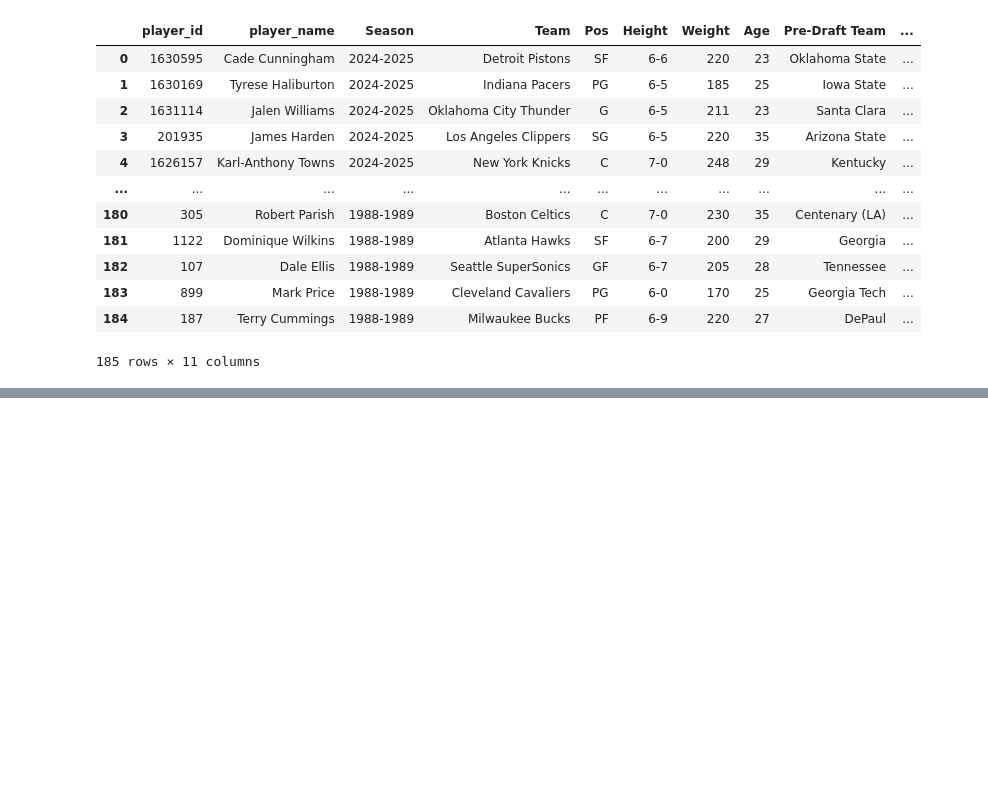
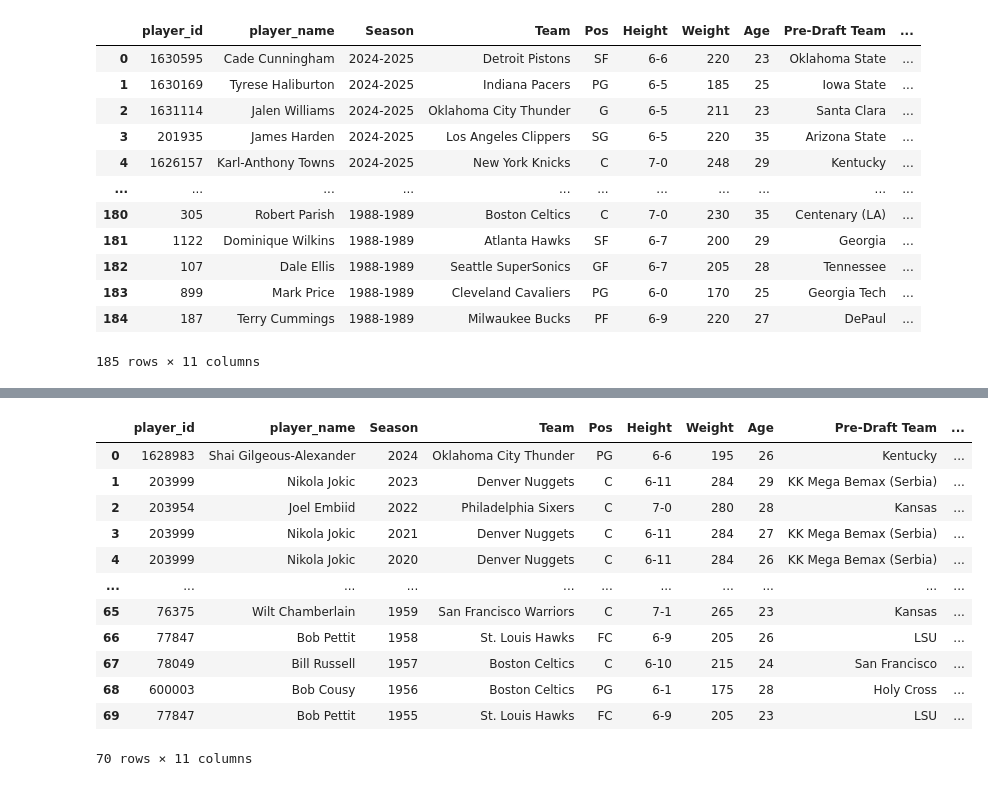
Before and after one commit to dejiandrew/nba-award-predictor, a Jupyter notebook: notebooks/create_features.ipynb, the cells around one changed output, grey strips where cells are left out. Saved outputs shown, nothing was run; the diff lists cells and outputs as text; code cells hidden in the pictures; blank space fills up the shorter version.

```diff
--- a/notebooks/create_features.ipynb
+++ b/notebooks/create_features.ipynb
@@ -979,0 +1110,18 @@ all_nba_third_team_df
+# %%
+nba_mvp_df = pd.read_csv('nba-mvp.csv')
+nba_mvp_df["Season"] = nba_mvp_df["Season"].str[:4].astype(int)
+nba_mvp_df
+# %% [output]
+|  | player_id | player_name | Season | Team | Pos | Height | Weight | Age | Pre-Draft Team | ... |
+| 0 | 1628983 | Shai Gilgeous-Alexander | 2024 | Oklahoma City Thunder | PG | 6-6 | 195 | 26 | Kentucky | ... |
+| 1 | 203999 | Nikola Jokic | 2023 | Denver Nuggets | C | 6-11 | 284 | 29 | KK Mega Bemax (Serbia) | ... |
+| 2 | 203954 | Joel Embiid | 2022 | Philadelphia Sixers | C | 7-0 | 280 | 28 | Kansas | ... |
+| 3 | 203999 | Nikola Jokic | 2021 | Denver Nuggets | C | 6-11 | 284 | 27 | KK Mega Bemax (Serbia) | ... |
+| 4 | 203999 | Nikola Jokic | 2020 | Denver Nuggets | C | 6-11 | 284 | 26 | KK Mega Bemax (Serbia) | ... |
+| ... | ... | ... | ... | ... | ... | ... | ... | ... | ... | ... |
+| 65 | 76375 | Wilt Chamberlain | 1959 | San Francisco Warriors | C | 7-1 | 265 | 23 | Kansas | ... |
+| 66 | 77847 | Bob Pettit | 1958 | St. Louis Hawks | FC | 6-9 | 205 | 26 | LSU | ... |
+| 67 | 78049 | Bill Russell | 1957 | Boston Celtics | C | 6-10 | 215 | 24 | San Francisco | ... |
+| 68 | 600003 | Bob Cousy | 1956 | Boston Celtics | PG | 6-1 | 175 | 28 | Holy Cross | ... |
+| 69 | 77847 | Bob Pettit | 1955 | St. Louis Hawks | FC | 6-9 | 205 | 23 | LSU | ... |
+70 rows × 11 columns
```
Also changed, not shown: parts of 4 cells of this notebook.
